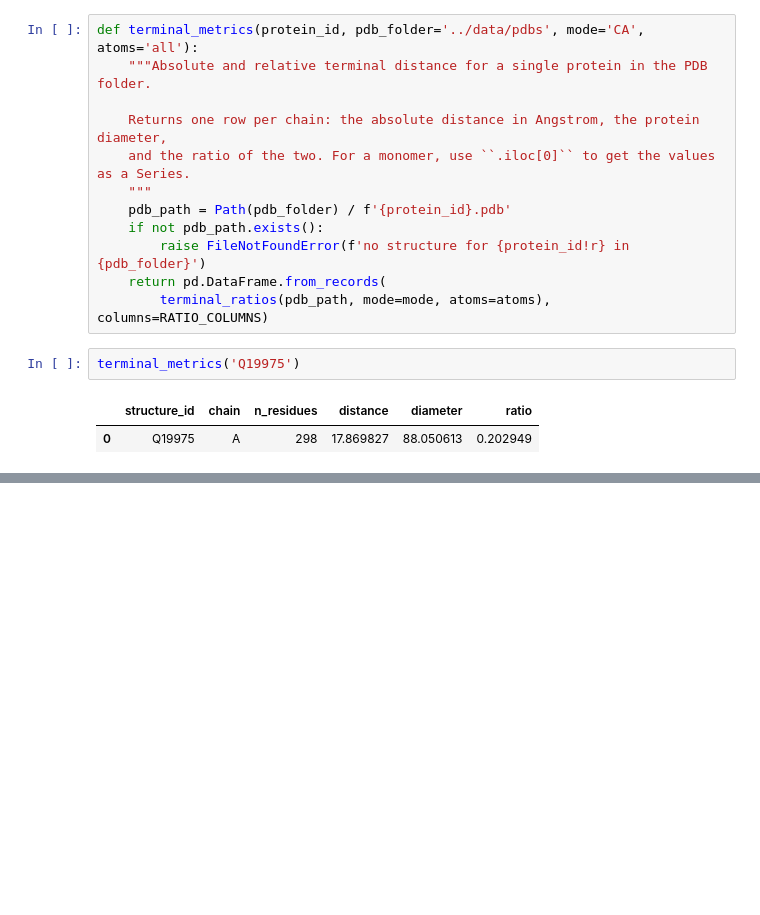
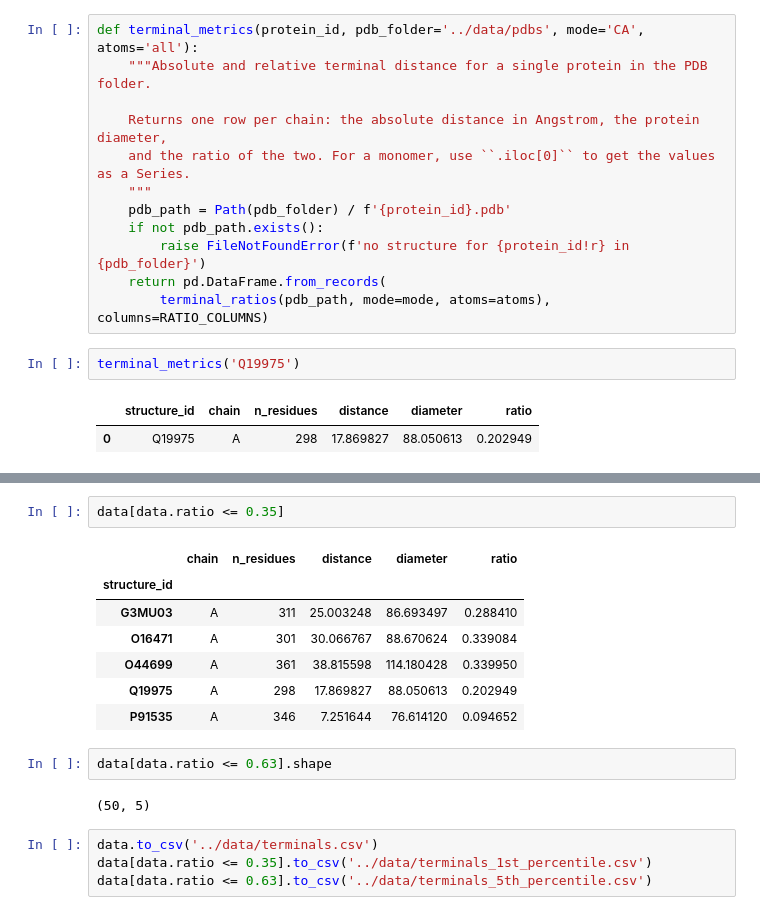
Before and after one commit to nexuso1/prankdock, a Jupyter notebook: notebooks/terminal_distance.ipynb, the cells around one changed output, grey strips where cells are left out. Cells and saved outputs as stored; diff of their text form; blank space fills up the shorter version.

```diff
--- a/notebooks/terminal_distance.ipynb
+++ b/notebooks/terminal_distance.ipynb
@@ -223,0 +246,18 @@ terminal_metrics('Q19975')
+# %%
+data[data.ratio <= 0.35]
+# %% [output]
+|  | chain | n_residues | distance | diameter | ratio |
+| structure_id |  |  |  |  |  |
+| G3MU03 | A | 311 | 25.003248 | 86.693497 | 0.288410 |
+| O16471 | A | 301 | 30.066767 | 88.670624 | 0.339084 |
+| O44699 | A | 361 | 38.815598 | 114.180428 | 0.339950 |
+| Q19975 | A | 298 | 17.869827 | 88.050613 | 0.202949 |
+| P91535 | A | 346 | 7.251644 | 76.614120 | 0.094652 |
+# %%
+data[data.ratio <= 0.63].shape
+# %% [output]
+(50, 5)
+# %%
+data.to_csv('../data/terminals.csv')
+data[data.ratio <= 0.35].to_csv('../data/terminals_1st_percentile.csv')
+data[data.ratio <= 0.63].to_csv('../data/terminals_5th_percentile.csv')
```
Also changed, not shown: parts of 4 cells of this notebook.
